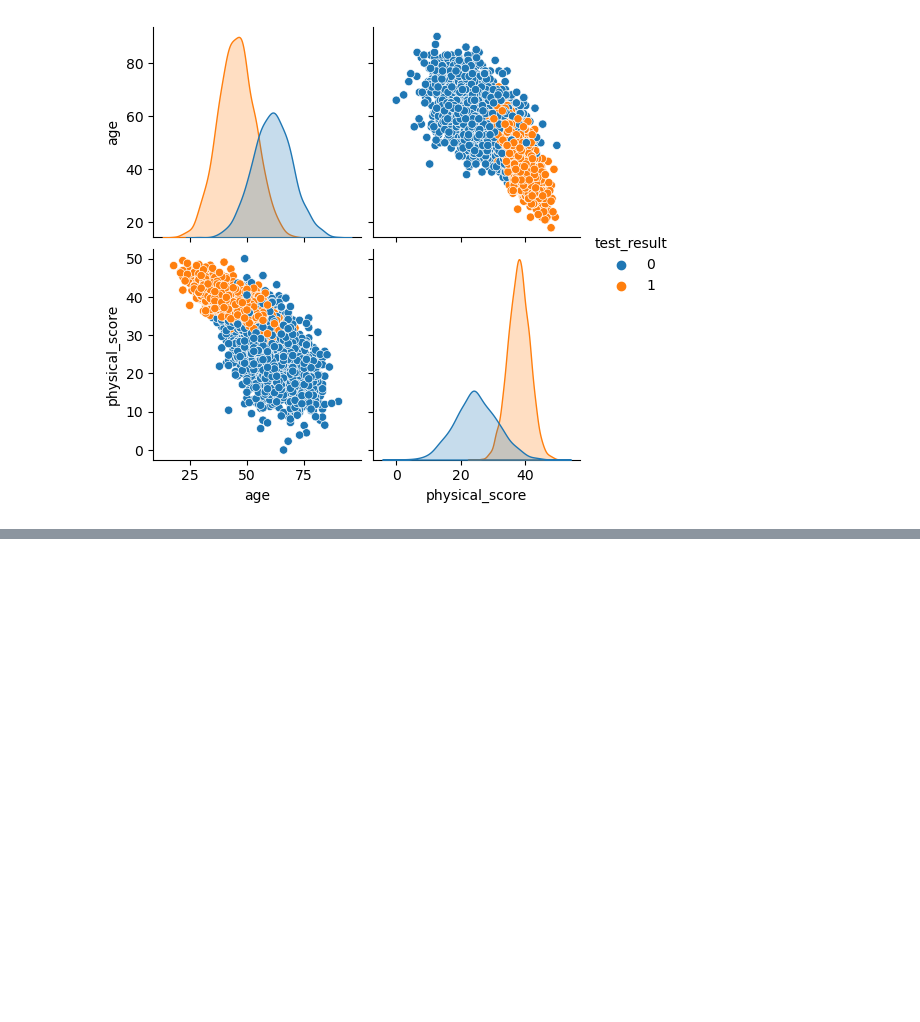
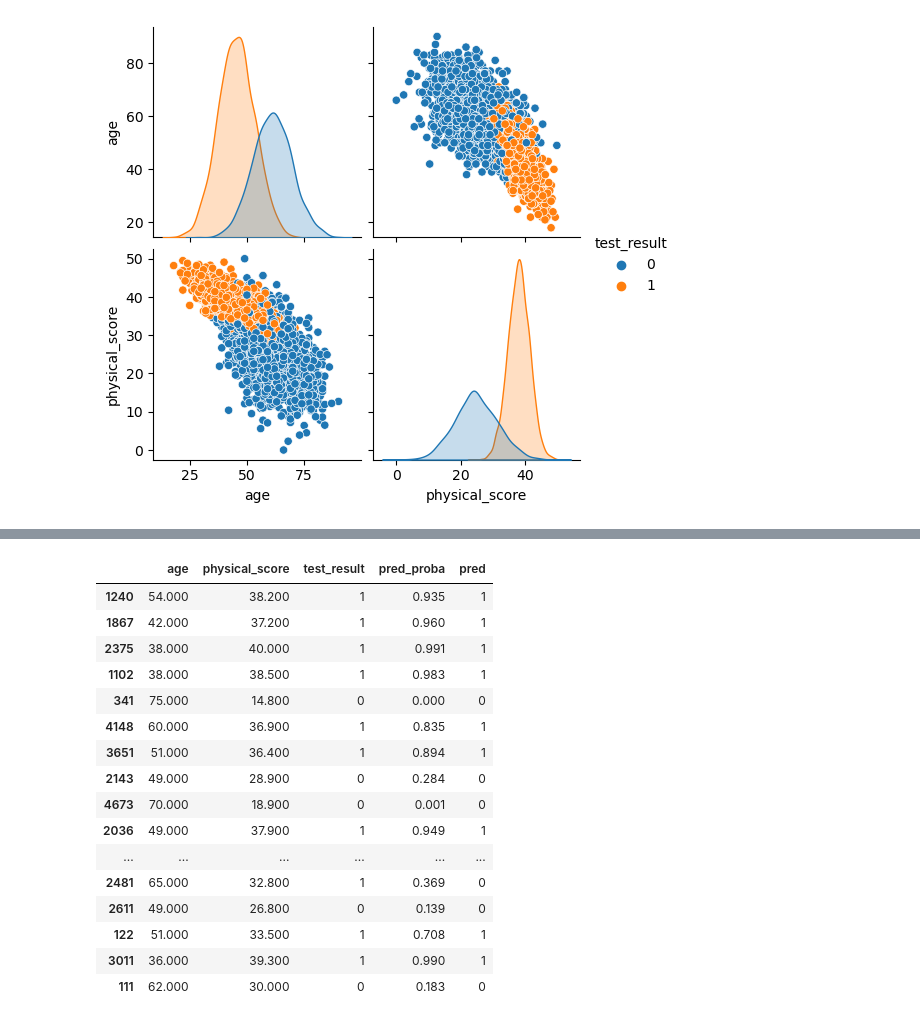
Before and after one commit to pir23oguz/B_150, a Jupyter notebook: My_ml/My_5-Logistic Regression 18.07.2023.ipynb, the cells around one changed output, grey strips where cells are left out. Cells and saved outputs as stored; diff of their text form; code cells hidden in the pictures; blank space fills up the shorter version.

```diff
--- a/My_ml/My_5-Logistic Regression 18.07.2023.ipynb
+++ b/My_ml/My_5-Logistic Regression 18.07.2023.ipynb
@@ -169,0 +310,20 @@ array([[-0.903313  ,  3.48541689]])
+# %%
+test_data.sample(20)
+# %% [output]
+|  | age | physical_score | test_result | pred_proba | pred |
+| 1240 | 54.000 | 38.200 | 1 | 0.935 | 1 |
+| 1867 | 42.000 | 37.200 | 1 | 0.960 | 1 |
+| 2375 | 38.000 | 40.000 | 1 | 0.991 | 1 |
+| 1102 | 38.000 | 38.500 | 1 | 0.983 | 1 |
+| 341 | 75.000 | 14.800 | 0 | 0.000 | 0 |
+| 4148 | 60.000 | 36.900 | 1 | 0.835 | 1 |
+| 3651 | 51.000 | 36.400 | 1 | 0.894 | 1 |
+| 2143 | 49.000 | 28.900 | 0 | 0.284 | 0 |
+| 4673 | 70.000 | 18.900 | 0 | 0.001 | 0 |
+| 2036 | 49.000 | 37.900 | 1 | 0.949 | 1 |
+| ... | ... | ... | ... | ... | ... |
+| 2481 | 65.000 | 32.800 | 1 | 0.369 | 0 |
+| 2611 | 49.000 | 26.800 | 0 | 0.139 | 0 |
+| 122 | 51.000 | 33.500 | 1 | 0.708 | 1 |
+| 3011 | 36.000 | 39.300 | 1 | 0.990 | 1 |
+| 111 | 62.000 | 30.000 | 0 | 0.183 | 0 |
```
Also changed, not shown: parts of 63 cells of this notebook, 2 other files.
